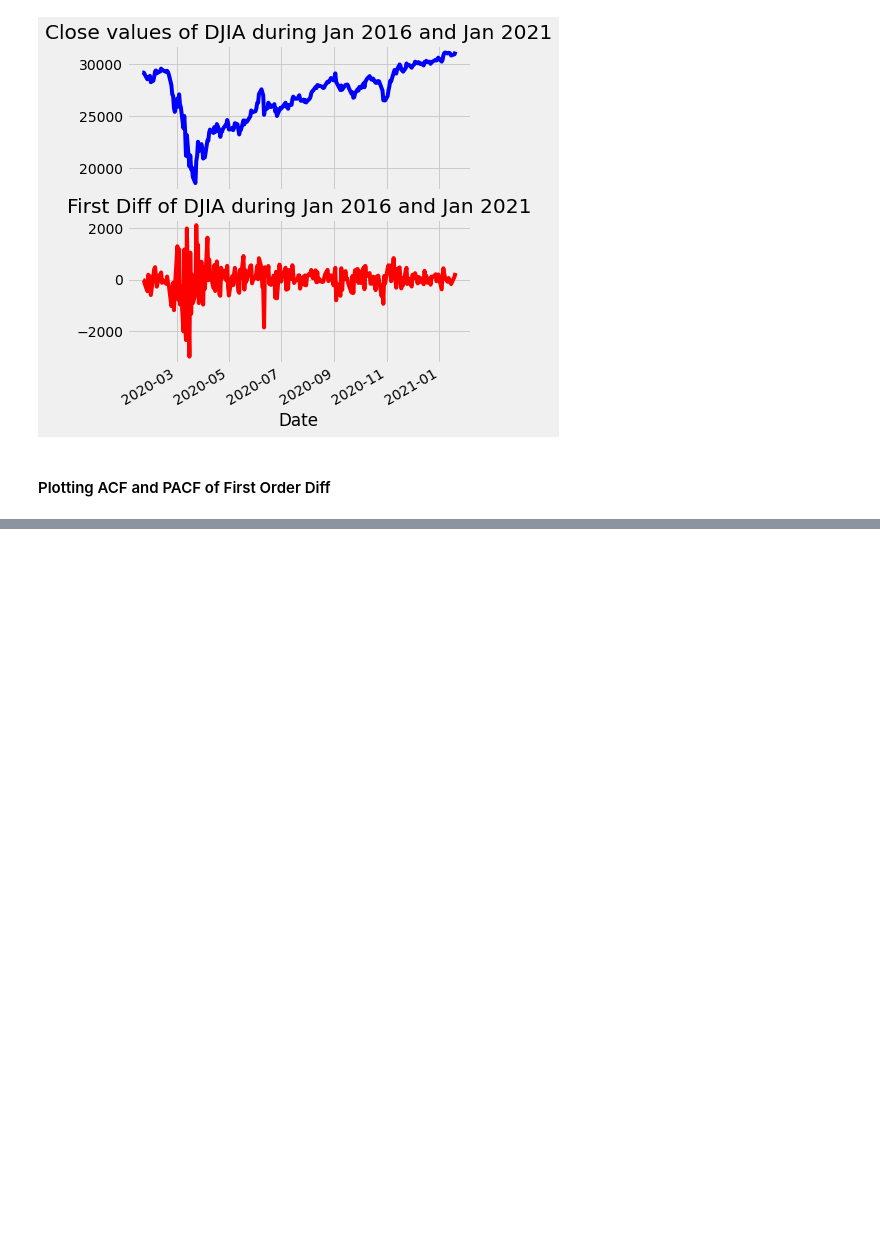
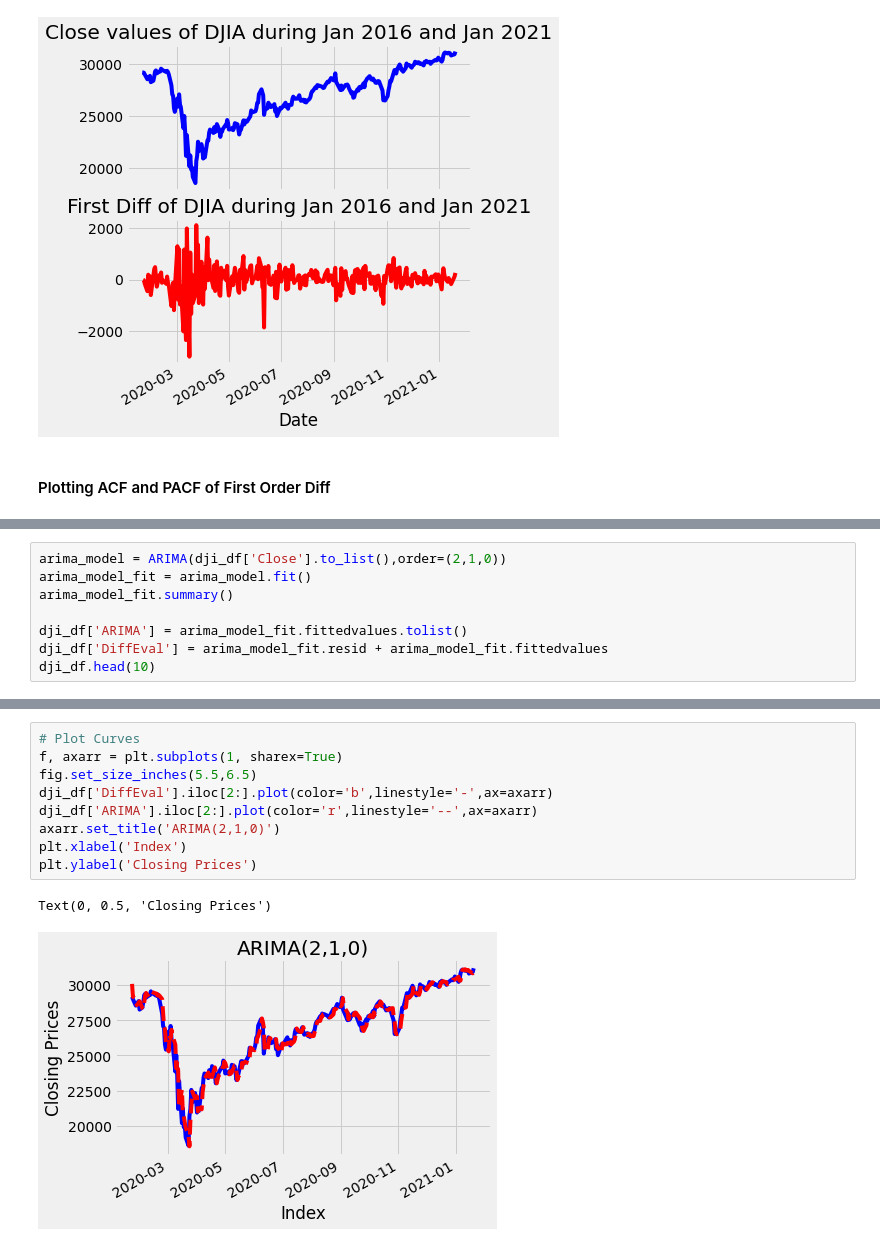
Before and after one commit to ArthurRoseira/down_jones_index_analysis, a Jupyter notebook: DJIA_Forecast_ARIMA.ipynb, the cells around one changed output, grey strips where cells are left out. Saved outputs shown, nothing was run; the diff lists cells and outputs as text; blank space fills up the shorter version.

```diff
--- a/DJIA_Forecast_ARIMA.ipynb
+++ b/DJIA_Forecast_ARIMA.ipynb
@@ -93,0 +141,8 @@ p-value: 0.000311
+# %%
+arima_model = ARIMA(dji_df['Close'].to_list(),order=(2,1,0))
+arima_model_fit = arima_model.fit()
+arima_model_fit.summary()
+
+dji_df['ARIMA'] = arima_model_fit.fittedvalues.tolist()
+dji_df['DiffEval'] = arima_model_fit.resid + arima_model_fit.fittedvalues
+dji_df.head(10)
@@ -93,0 +162,12 @@ p-value: 0.000311
+# %%
+# Plot Curves
+f, axarr = plt.subplots(1, sharex=True)
+fig.set_size_inches(5.5,6.5)
+dji_df['DiffEval'].iloc[2:].plot(color='b',linestyle='-',ax=axarr)
+dji_df['ARIMA'].iloc[2:].plot(color='r',linestyle='--',ax=axarr)
+axarr.set_title('ARIMA(2,1,0)')
+plt.xlabel('Index')
+plt.ylabel('Closing Prices')
+# %% [output]
+Text(0, 0.5, 'Closing Prices')
+[figure, added]
```
Also changed, not shown: parts of 14 cells of this notebook.
